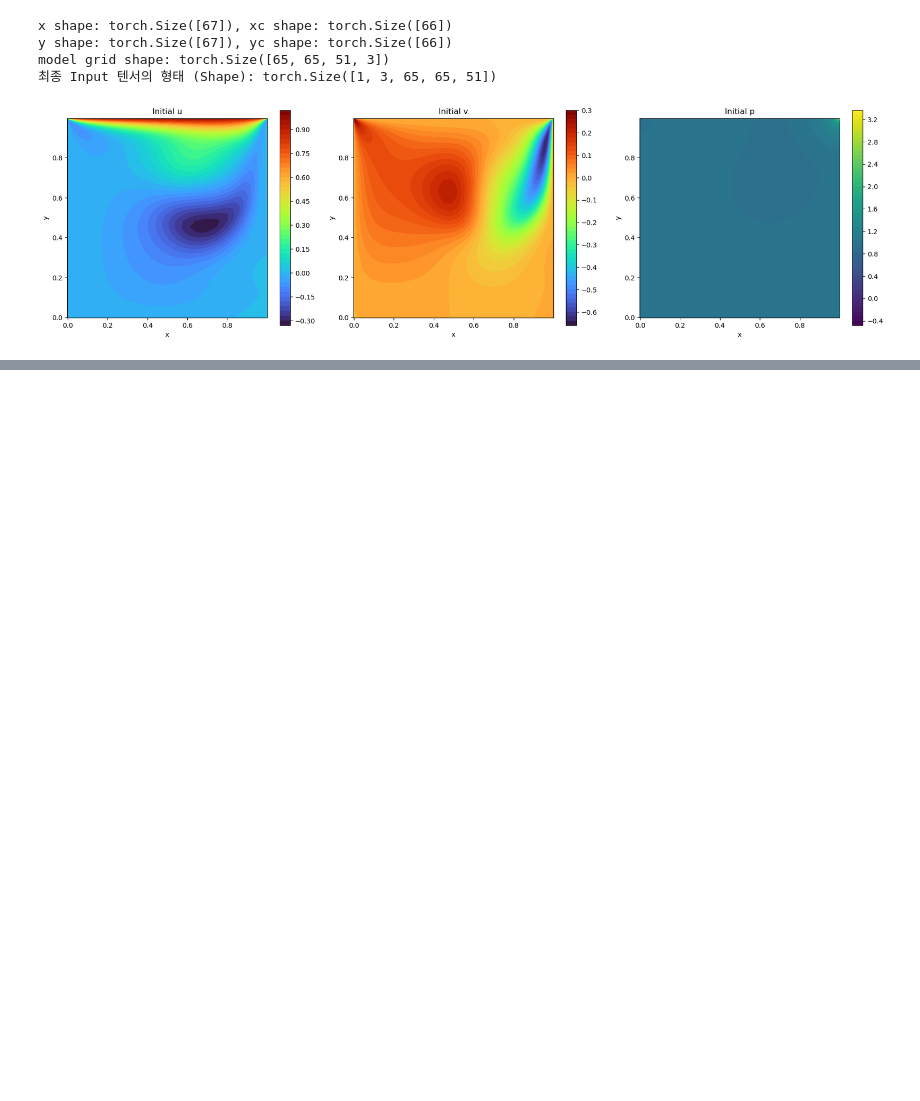
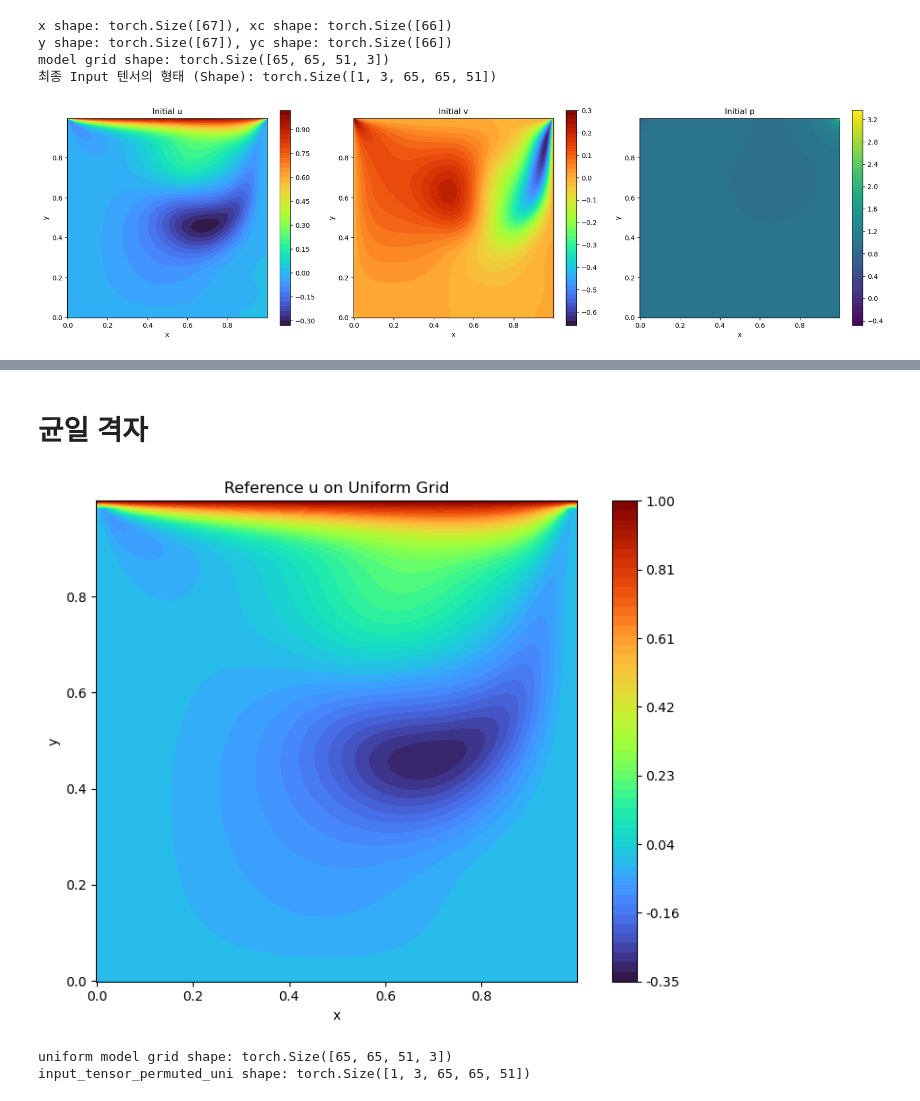
Before and after one commit to swjeong0302/PyTorch, a Jupyter notebook: PINO/Cavity_PINO.ipynb, the cells around one changed output, grey strips where cells are left out. Saved outputs shown, nothing was run; the diff lists cells and outputs as text; code cells hidden in the pictures; blank space fills up the shorter version.

```diff
--- a/PINO/Cavity_PINO.ipynb
+++ b/PINO/Cavity_PINO.ipynb
@@ -306,0 +306,43 @@ plt.show()
+# %% [markdown]
+# 균일 격자
+# %%
+# 비균일 격자 좌표
+x_nonuniform = x_model.numpy()
+y_nonuniform = y_model.numpy()
+
+# 균일 격자 생성
+x_uniform = np.linspace(x_nonuniform[0], x_nonuniform[-1], cols)
+y_uniform = np.linspace(y_nonuniform[0], y_nonuniform[-1], rows)
+X_uni, Y_uni = np.meshgrid(x_uniform, y_uniform, indexing='ij')
+pts = np.stack([X_uni.ravel(), Y_uni.ravel()], axis=-1)
+
+# 비균일 -> 균일 보간
+u_ref = RegularGridInterpolator((x_nonuniform, y_nonuniform), u_new.T, method='cubic')(pts).reshape(cols, rows)
+v_ref = RegularGridInterpolator((x_nonuniform, y_nonuniform), v_new.T, method='cubic')(pts).reshape(cols, rows)
+p_ref = RegularGridInterpolator((x_nonuniform, y_nonuniform), p_new.T, method='cubic')(pts).reshape(cols, rows)
+
+u_ref_tensor = torch.from_numpy(u_ref).float().to(DEVICE)
+v_ref_tensor = torch.from_numpy(v_ref).float().to(DEVICE)
+p_ref_tensor = torch.from_numpy(p_ref).float().to(DEVICE)
+x_model_uni = torch.from_numpy(x_uniform).float().to(DEVICE)
+y_model_uni = torch.from_numpy(y_uniform).float().to(DEVICE)
+# %%
+# u_ref 시각화 (균일 격자 기준)
+plt.figure(figsize=(8, 6))
+
+vmin, vmax = -0.35, 1.0
+levels = np.linspace(vmin, vmax, 51)
+ticks = np.linspace(vmin, vmax, 8)
+
+cf = plt.contourf(X_uni, Y_uni, np.clip(u_ref, vmin, vmax), levels=levels, vmin=vmin, vmax=vmax, cmap='turbo')
+cbar = plt.colorbar(cf, ticks=ticks)
+cbar.ax.set_yticklabels([f"{tt:.2f}" for tt in ticks])
+
+plt.title('Reference u on Uniform Grid')
+plt.xlabel('x')
+plt.ylabel('y')
+plt.gca().set_aspect('equal')
+plt.tight_layout()
+plt.show()
+# %% [output]
+[figure, added]
@@ -306,0 +361,16 @@ plt.show()
+# %%
+# uniform-grid input tensor for model
+x_model_uni = x_model_uni.to(DEVICE)
+y_model_uni = y_model_uni.to(DEVICE)
+t_uni = t.to(DEVICE)
+
+X_uni_t, Y_uni_t, T_uni_t = torch.meshgrid(x_model_uni, y_model_uni, t_uni, indexing='ij')
+grid_tensor_uni = torch.stack([X_uni_t, Y_uni_t, T_uni_t], dim=-1)
+input_tensor_uni = grid_tensor_uni.unsqueeze(0)
+input_tensor_permuted_uni = input_tensor_uni.permute(0, 4, 1, 2, 3).contiguous()
+
+print(f'uniform model grid shape: {grid_tensor_uni.shape}')
+print(f'input_tensor_permuted_uni shape: {input_tensor_permuted_uni.shape}')
+# %% [output]
+uniform model grid shape: torch.Size([65, 65, 51, 3])
+input_tensor_permuted_uni shape: torch.Size([1, 3, 65, 65, 51])
```
Also changed, not shown: parts of 18 cells of this notebook, 1 other file.
